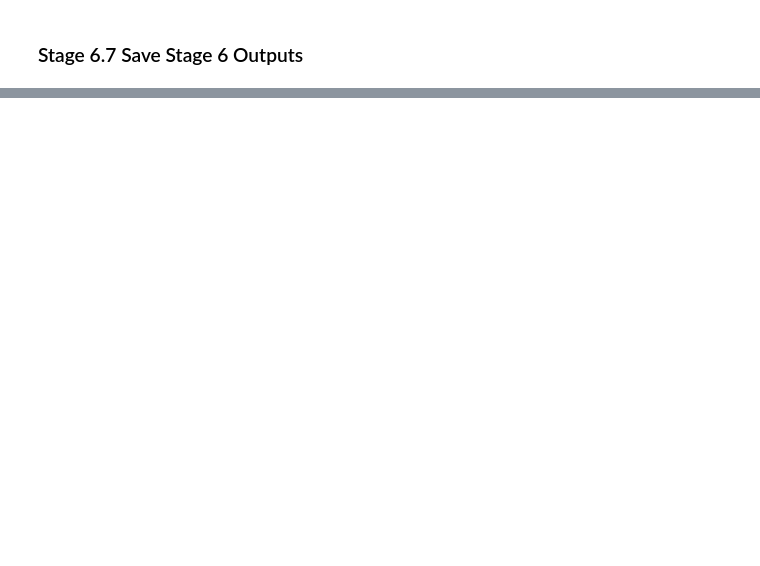
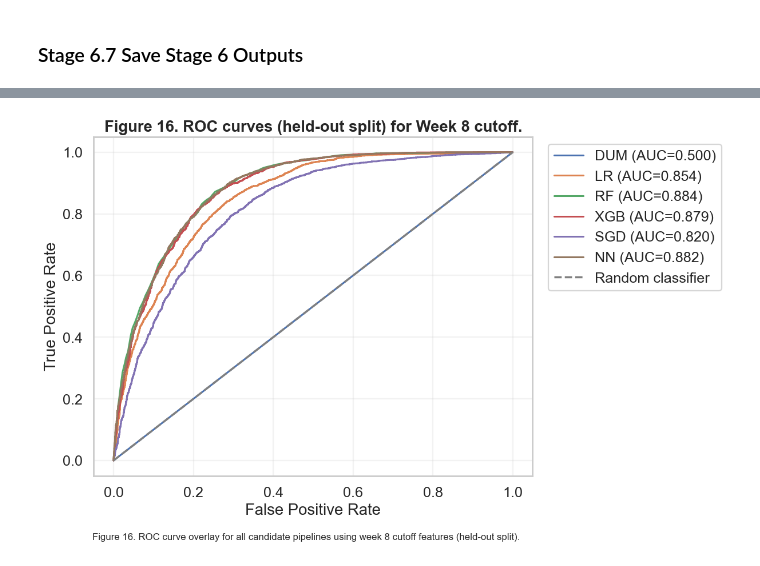
Before and after one commit to alsfine/Group-1-ML-Project-2026, a Jupyter notebook: project.ipynb, the cells around one changed output, grey strips where cells are left out. Drawn from its saved outputs; the diff is of its cells as text; code cells hidden in the pictures; blank space fills up the shorter version.

```diff
--- a/project.ipynb
+++ b/project.ipynb
@@ -2240,19 +2275,17 @@ for week in WEEK_CUTOFFS:
 
         df_ablated = df_full.drop(columns=existing_cols)
 
-        X, y, nominal_cols, ordinal_cols, num_cols = load_and_clean(df_ablated, week)
+        X, y, groups, nominal_cols, ordinal_cols, num_cols = load_and_clean(df_ablated, week)
 
         nominal_cols = [col for col in nominal_cols if col in X.columns]
         ordinal_cols = [col for col in ordinal_cols if col in X.columns]
         num_cols = [col for col in num_cols if col in X.columns]
 
-        X_train, X_test, y_train, y_test = train_test_split(
-            X,
-            y,
-            test_size=0.20,
-            stratify=y,
-            random_state=RANDOM_SEED
-        )
+        split = stage6_splits[week]
+        X_train_val = X.iloc[split["train_val_idx"]]
+        y_train_val = y.iloc[split["train_val_idx"]]
+        X_test = X.iloc[split["test_idx"]]
+        y_test = y.iloc[split["test_idx"]]
 
         candidate_models = build_stage6_candidate_models(
             nominal_cols,
@@ -2266,7 +2299,7 @@ for week in WEEK_CUTOFFS:
             base_model_tag = best_model_tag.replace("_TUNED", "")
             model = candidate_models[base_model_tag]
 
-        model.fit(X_train, y_train)
+        model.fit(X_train_val, y_train_val)
 
         y_scores = get_prediction_scores(model, X_test)
         y_pred = (y_scores >= best_threshold).astype(int)
@@ -2361,0 +2722,70 @@ Ablation table                → data\processed\stage6_ablation_table.csv
+# %%
+# -------------------------------------------------------------------
+# 7.4 ROC curve overlays (held-out split evaluation)
+# -------------------------------------------------------------------
+
+# Prefer Stage 6-trained models if they exist; otherwise re-train quickly for ROC plots.
+feature_tables = require('feature_tables')
+WEEK_CUTOFFS = require('WEEK_CUTOFFS')
+RANDOM_SEED = require('RANDOM_SEED')
+load_and_clean = require('load_and_clean')
+get_prediction_scores = require('get_prediction_scores')
+build_stage6_candidate_models = require('build_stage6_candidate_models')
+
+# Reuse Stage 6's held-out split so ROC curves match the reported test metrics.
+from sklearn.metrics import roc_curve, roc_auc_score
+
+# If Stage 6 already trained these, reuse. Otherwise, create.
+trained_stage6_models = globals().get('trained_stage6_models')
+
+weeks = list(WEEK_CUTOFFS)
+for i, week in enumerate(weeks):
+    fig_num = 13 + i
+
+    df_week = feature_tables[week]
+    X, y, groups, nominal_cols, ordinal_cols, num_cols = load_and_clean(df_week, week)
+
+    stage6_splits = globals().get('stage6_splits')
+    if stage6_splits is None or week not in stage6_splits:
+        raise RuntimeError('Missing `stage6_splits` for this week. Run Stage 6 before Stage 7.')
+
+    split = stage6_splits[week]
+    X_train_val = X.iloc[split['train_val_idx']]
+    y_train_val = y.iloc[split['train_val_idx']]
+    X_test = X.iloc[split['test_idx']]
+    y_test = y.iloc[split['test_idx']]
+
+    if trained_stage6_models is None or week not in trained_stage6_models:
+        models = build_stage6_candidate_models(nominal_cols, ordinal_cols, num_cols)
+        fitted = {}
+        for tag, model in models.items():
+            model.fit(X_train_val, y_train_val)
+            fitted[tag] = model
+    else:
+        fitted = trained_stage6_models[week]
+
+    fig, ax = plt.subplots(figsize=(9, 7))
+    for model_tag, model in fitted.items():
+        y_scores = get_prediction_scores(model, X_test)
+        fpr, tpr, _ = roc_curve(y_test, y_scores)
+        auc_score = roc_auc_score(y_test, y_scores)
+        ax.plot(fpr, tpr, linewidth=2.0, label=f"{model_tag} (AUC={auc_score:.3f})")
+
+    ax.plot([0, 1], [0, 1], linestyle='--', color='grey', label='Random classifier')
+    ax.set_xlabel('False Positive Rate')
+    ax.set_ylabel('True Positive Rate')
+    ax.set_title(f"Figure {fig_num}. ROC curves (held-out split) for Week {week} cutoff.")
+    ax.legend(bbox_to_anchor=(1.02, 1), loc='upper left')
+    ax.grid(alpha=0.25)
+
+    out_path = PERF_DIR / f"fig{fig_num:02d}_roc_overlay_week{week}.png"
+    save_report_fig(
+        fig,
+        out_path,
+        caption=(
+            f"Figure {fig_num}. ROC curve overlay for all candidate pipelines using week {week} cutoff features (held-out split)."
+        ),
+    )
+    plt.show()
+# %% [output]
+[figure, added]
```
Also changed, not shown: parts of 40 cells of this notebook, 21 other files.
